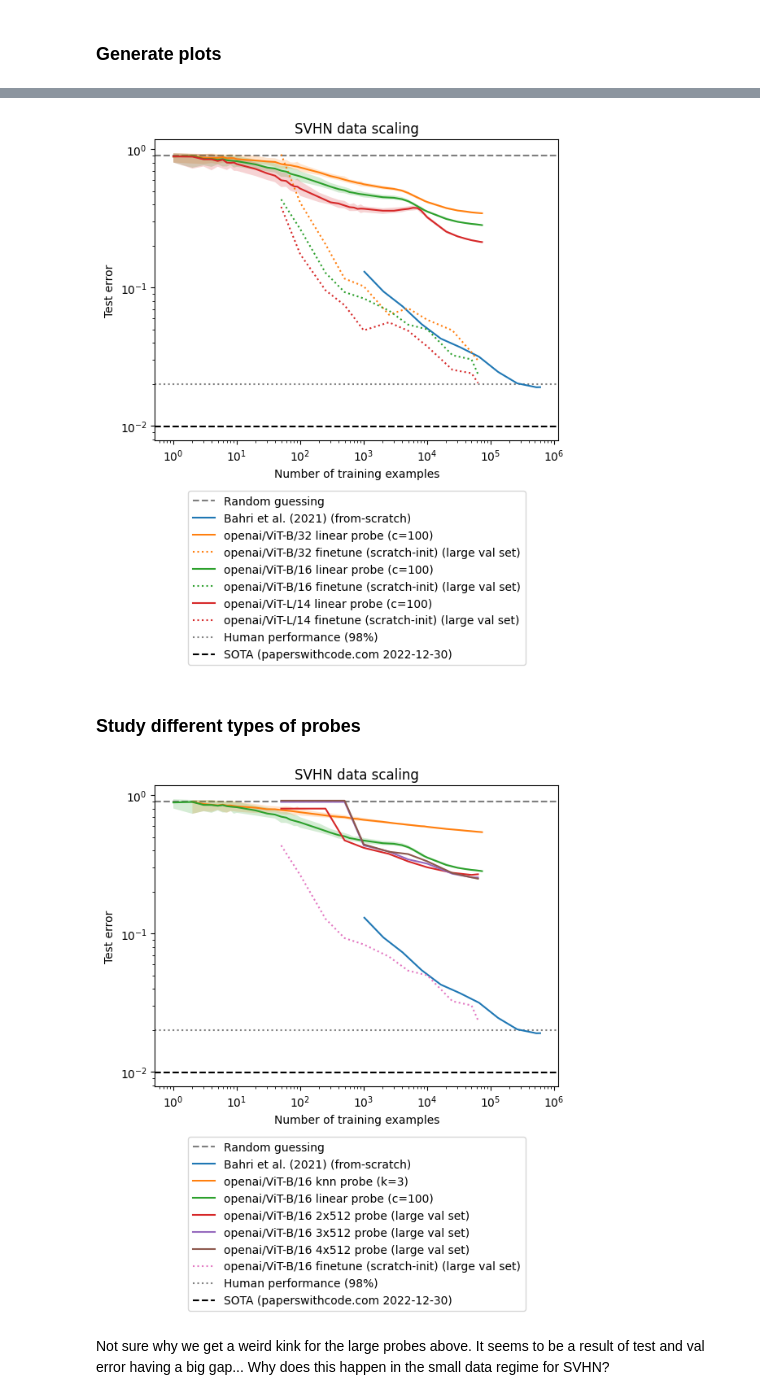
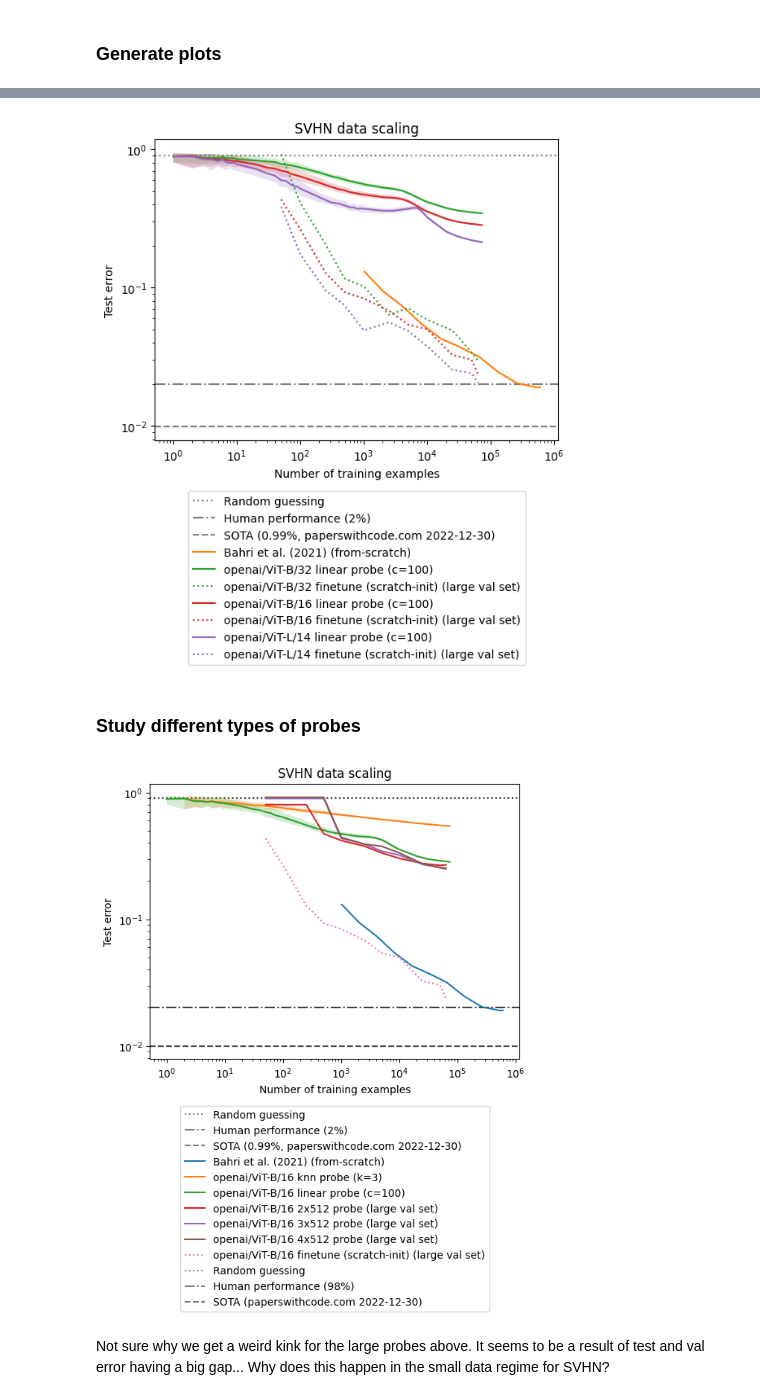
Before and after one commit to ed1d1a8d/scaling, a Jupyter notebook: notebooks/scaling-compare/svhn.ipynb, the cells around one changed output, grey strips where cells are left out. Drawn from its saved outputs; the diff is of its cells as text; code cells hidden in the pictures.

Commit message:
Update plots

```diff
--- a/notebooks/scaling-compare/svhn.ipynb
+++ b/notebooks/scaling-compare/svhn.ipynb
@@ -225,13 +225,23 @@ def plot_wandb_df(
     )
     return ax
 
-def plot_strong_baselines():
+
+def plot_baselines():
+    plt.axhline(
+        0.9,
+        color="k",
+        linestyle=":",
+        label="Random guessing",
+        zorder=-10,
+        alpha=0.5,
+    )
+
     # http://ufldl.stanford.edu/housenumbers/nips2011_housenumbers.pdf
     plt.axhline(
         2 / 100,
         color="k",
-        linestyle=":",
-        label="Human performance (98%)",
+        linestyle="-.",
+        label="Human performance (2%)",
         zorder=-10,
         alpha=0.5,
     )
@@ -241,7 +251,8 @@ def plot_strong_baselines():
         0.99 / 100,
         color="k",
         linestyle="--",
-        label="SOTA (paperswithcode.com 2022-12-30)",
+        label="SOTA (0.99%, paperswithcode.com 2022-12-30)",
         zorder=-10,
+        alpha=0.5,
     )
 # %%
@@ -360,13 +349,6 @@ plt.show()
 # %%
-plt.axhline(
-    0.9,
-    color="k",
-    linestyle="--",
-    label="Random guessing",
-    zorder=-10,
-    alpha=0.5,
-)
-
+plot_baselines()
+plt.plot([], [])
 plt.plot(
     df_bahri.n_train, df_bahri.err, label="Bahri et al. (2021) (from-scratch)"
 )
@@ -377,13 +359,16 @@ plt.plot(
 #     linestyle="--",
 # )
 
-for embedder_id in (
+# Reset color map cycle
+plt.gca().set_prop_cycle(None)
+for i, embedder_id in enumerate((
     "openai/ViT-B/32",
     "openai/ViT-B/16",
     "openai/ViT-L/14",
     # "hf/laion/CLIP-ViT-H-14-laion2B-s32B-b79K",
     # "hf/microsoft/beit-large-patch16-224",
-):
+)):
+    # Skip second color
     ax = plot_wandb_df(
         df,
         query=f"embedder_id == '{embedder_id}' & probe == 'linear' & per_class == False",
@@ -407,7 +392,6 @@ for embedder_id in (
         label=f"{embedder_id} finetune (scratch-init) (large val set)",
     )
 
-plot_strong_baselines()
 plt.title(f"SVHN data scaling")
 
 plt.xscale("log")
@@ -423,19 +407,11 @@ plt.legend(
 )
 plt.show()
 # %% [output]
-[figure, old version]
+[figure, new version]
 # %% [markdown]
 ### Study different types of probes
 # %%
-plt.axhline(
-    0.9,
-    color="k",
-    linestyle="--",
-    label="Random guessing",
-    zorder=-10,
-    alpha=0.5,
-)
-
+plot_baselines()
 plt.plot(
     df_bahri.n_train, df_bahri.err, label="Bahri et al. (2021) (from-scratch)"
 )
@@ -478,34 +454,34 @@ cdf = df_finetune.query(
     "&".join(
         (
             "embedder_cfg_id == @embedder_id",
             "~init_with_trained_linear_probe",
         )
     )
 ).sort_values("n_train")
 plt.plot(
     cdf.n_train - cdf.n_val_override,
     cdf.test_err,
     linestyle=":",
     label=f"{embedder_id} finetune (scratch-init) (large val set)",
 )
 
 plot_strong_baselines()
 plt.title(f"SVHN data scaling")
 
 plt.xscale("log")
 plt.yscale("log")
 plt.xlabel("Number of training examples")
 plt.ylabel(f"Test error")
 
 # Plot legend underneath plot
 plt.legend(
     loc="upper center",
     bbox_to_anchor=(0.5, -0.15),
     ncol=1,
 )
 plt.show()
 # %% [output]
-[figure, old version]
+[figure, new version]
 # %% [markdown]
 Not sure why we get a weird kink for the large probes above.
 It seems to be a result of test and val error having a big gap...
```
Also changed, not shown: parts of 5 cells of this notebook, 2 other files.
